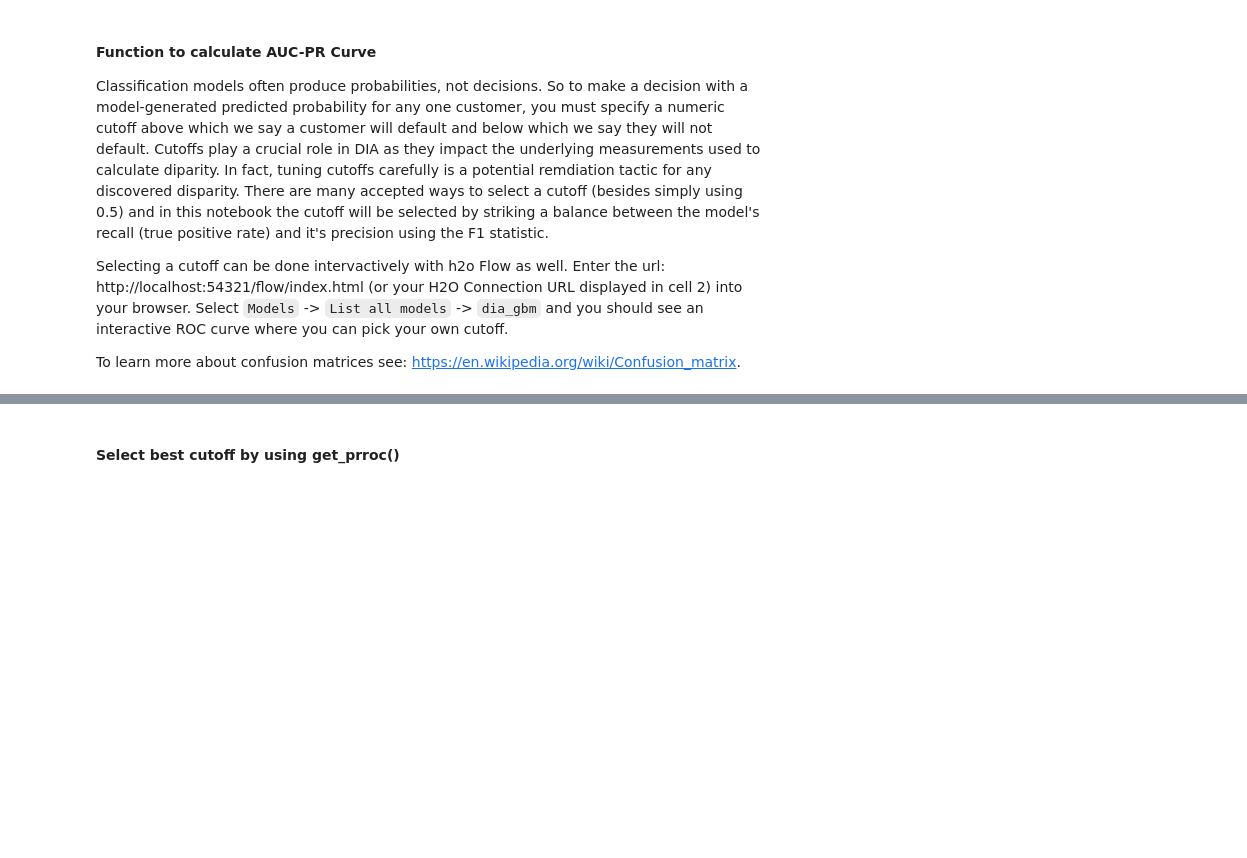
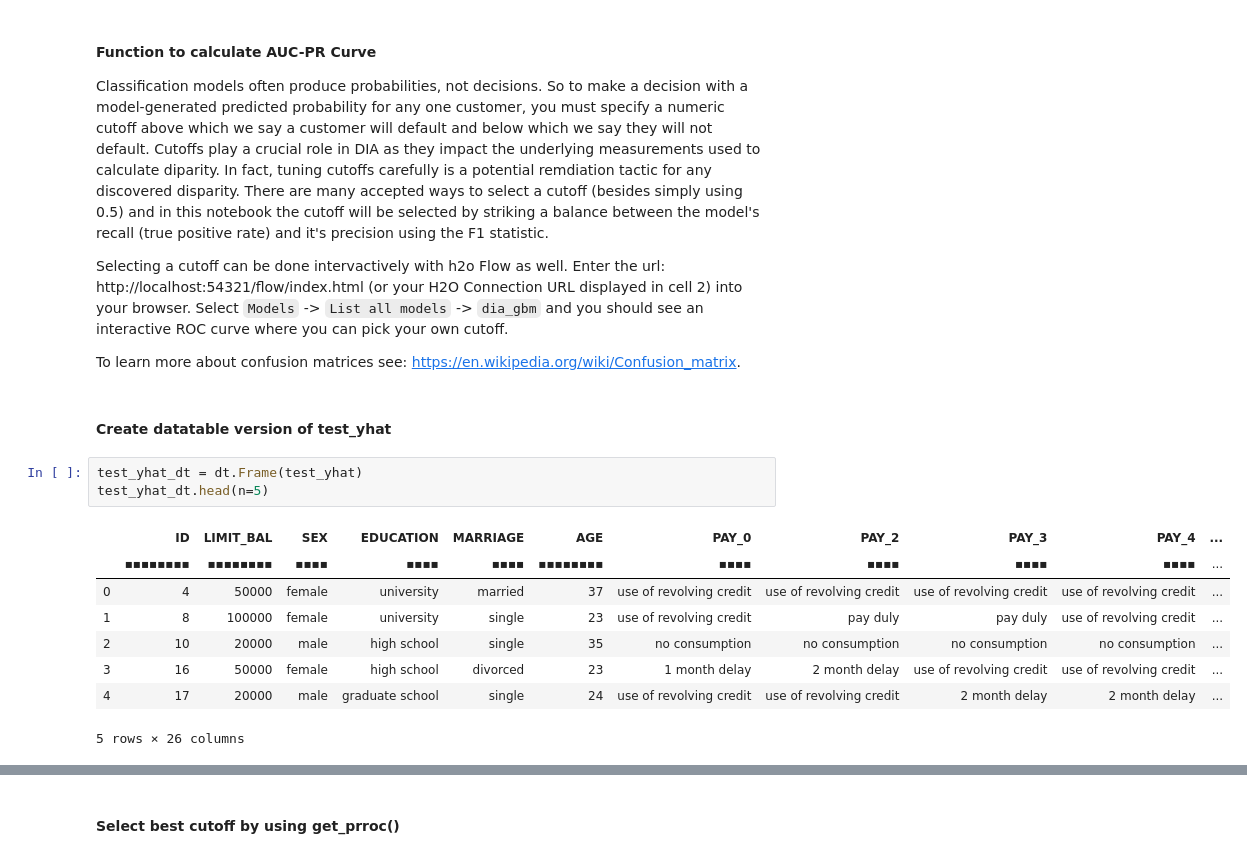
Before and after one commit to navdeep-G/interpretable-ml, a Jupyter notebook: jupyter-notebooks/credit/binomial/dia_with_datatable.ipynb, the cells around one changed output, grey strips where cells are left out. Drawn from its saved outputs; the diff is of its cells as text; blank space fills up the shorter version.

```diff
--- a/jupyter-notebooks/credit/binomial/dia_with_datatable.ipynb
+++ b/jupyter-notebooks/credit/binomial/dia_with_datatable.ipynb
@@ -261,4 +253,18 @@ Classification models often produce probabilities, not decisions. So to make a d
 Selecting a cutoff can be done intervactively with h2o Flow as well. Enter the url: http://localhost:54321/flow/index.html (or your H2O Connection URL displayed in cell 2) into your browser. Select `Models` -> `List all models` -> `dia_gbm` and you should see an interactive ROC curve where you can pick your own cutoff.
 
 To learn more about confusion matrices see: https://en.wikipedia.org/wiki/Confusion_matrix.
+# %% [markdown]
+#### Create datatable version of test_yhat
+# %%
+test_yhat_dt = dt.Frame(test_yhat)
+test_yhat_dt.head(n=5)
+# %% [output]
+|  | ID | LIMIT_BAL | SEX | EDUCATION | MARRIAGE | AGE | PAY_0 | PAY_2 | PAY_3 | PAY_4 | ... |
+|  | ▪▪▪▪▪▪▪▪ | ▪▪▪▪▪▪▪▪ | ▪▪▪▪ | ▪▪▪▪ | ▪▪▪▪ | ▪▪▪▪▪▪▪▪ | ▪▪▪▪ | ▪▪▪▪ | ▪▪▪▪ | ▪▪▪▪ | ... |
+| 0 | 4 | 50000 | female | university | married | 37 | use of revolving credit | use of revolving credit | use of revolving credit | use of revolving credit | ... |
+| 1 | 8 | 100000 | female | university | single | 23 | use of revolving credit | pay duly | pay duly | use of revolving credit | ... |
+| 2 | 10 | 20000 | male | high school | single | 35 | no consumption | no consumption | no consumption | no consumption | ... |
+| 3 | 16 | 50000 | female | high school | divorced | 23 | 1 month delay | 2 month delay | use of revolving credit | use of revolving credit | ... |
+| 4 | 17 | 20000 | male | graduate school | single | 24 | use of revolving credit | use of revolving credit | 2 month delay | 2 month delay | ... |
+5 rows × 26 columns
 # %%
```
Also changed, not shown: parts of 20 cells of this notebook.
